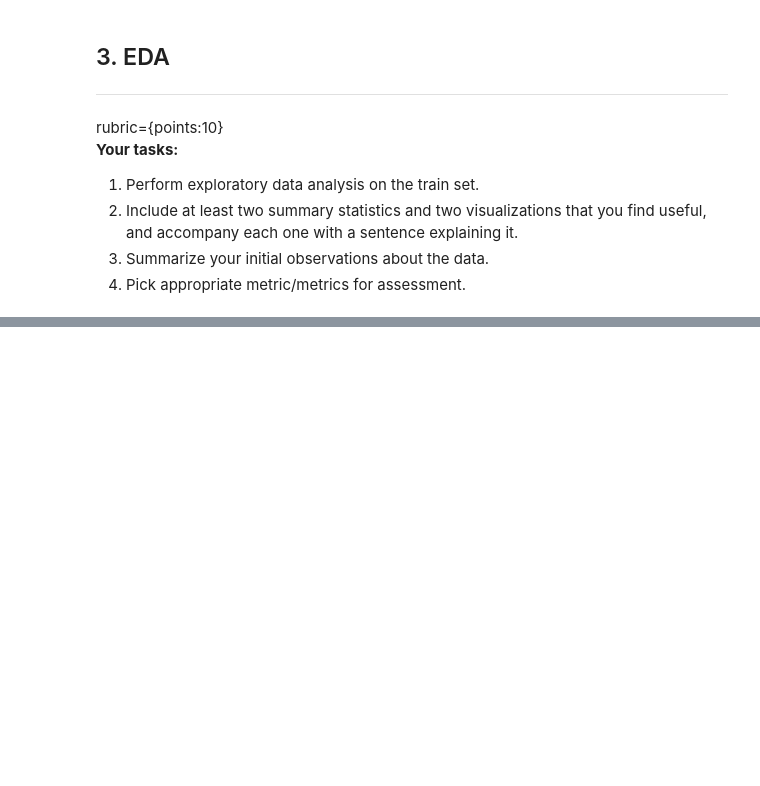
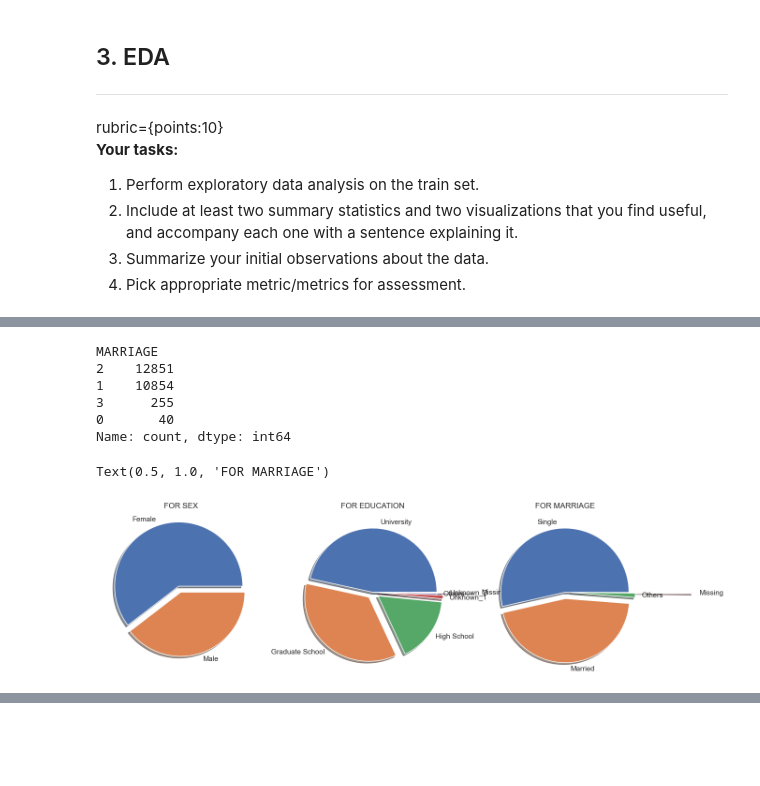
Before and after one commit to harshalk612/ML-Assigment, a Jupyter notebook: Basic HW/hw6/hw6.ipynb, the cells around one changed output, grey strips where cells are left out. Cells and saved outputs as stored; diff of their text form; code cells hidden in the pictures; blank space fills up the shorter version.

```diff
--- a/Basic HW/hw6/hw6.ipynb
+++ b/Basic HW/hw6/hw6.ipynb
@@ -122,0 +341,26 @@ rubric={points:10}
+# %%
+df_train["MARRIAGE"].value_counts()
+# (1=married, 2=single, 3=others)
+# %% [output]
+MARRIAGE
+2    12851
+1    10854
+3      255
+0       40
+Name: count, dtype: int64
+# %%
+sex_labels = ["Female","Male"]
+education_labels = ["University","Graduate School","High School","Unknown_1","Others","Unknown_2","Missing"]
+marriage_labels = ["Single","Married","Others","Missing"]
+# %%
+sns.set(style="darkgrid")
+fig, (ax1, ax2, ax3) = plt.subplots(1,3,figsize=(15,30))
+ax1.pie(df_train["SEX"].value_counts(),labels=sex_labels,explode=(0.1,0),shadow=True);
+ax1.set_title("FOR SEX")
+ax2.pie(df_train["EDUCATION"].value_counts(),labels=education_labels,explode=(0,0.1,0.1,0.1,0,0.1,0.6),shadow=True);
+ax2.set_title("FOR EDUCATION")
+ax3.pie(df_train["MARRIAGE"].value_counts(),labels=marriage_labels,explode=(0,0.1,0.1,1),shadow=True);
+ax3.set_title("FOR MARRIAGE")
+# %% [output]
+Text(0.5, 1.0, 'FOR MARRIAGE')
+[figure, added]
```
Also changed, not shown: parts of 42 cells of this notebook, 1 other file.
